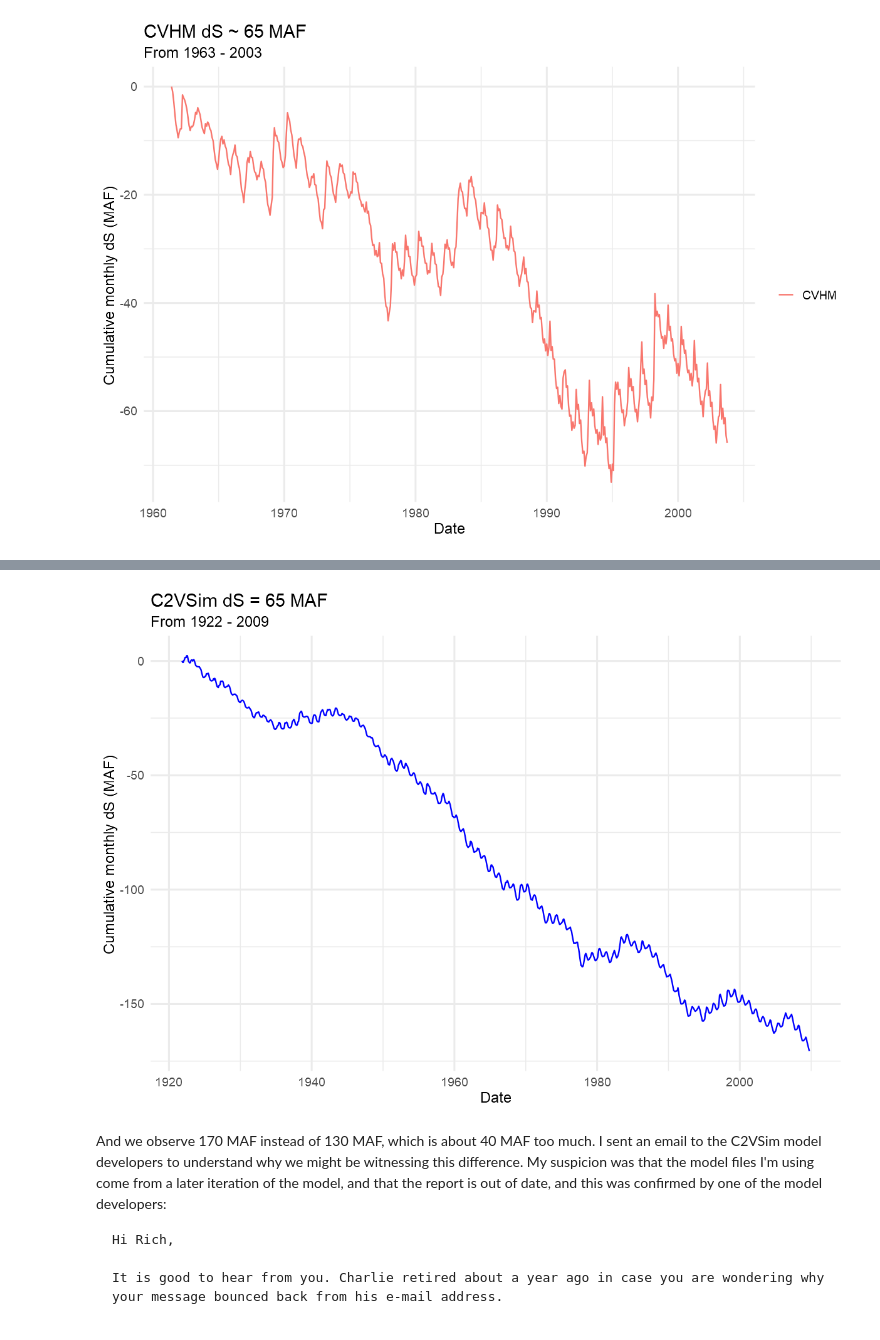
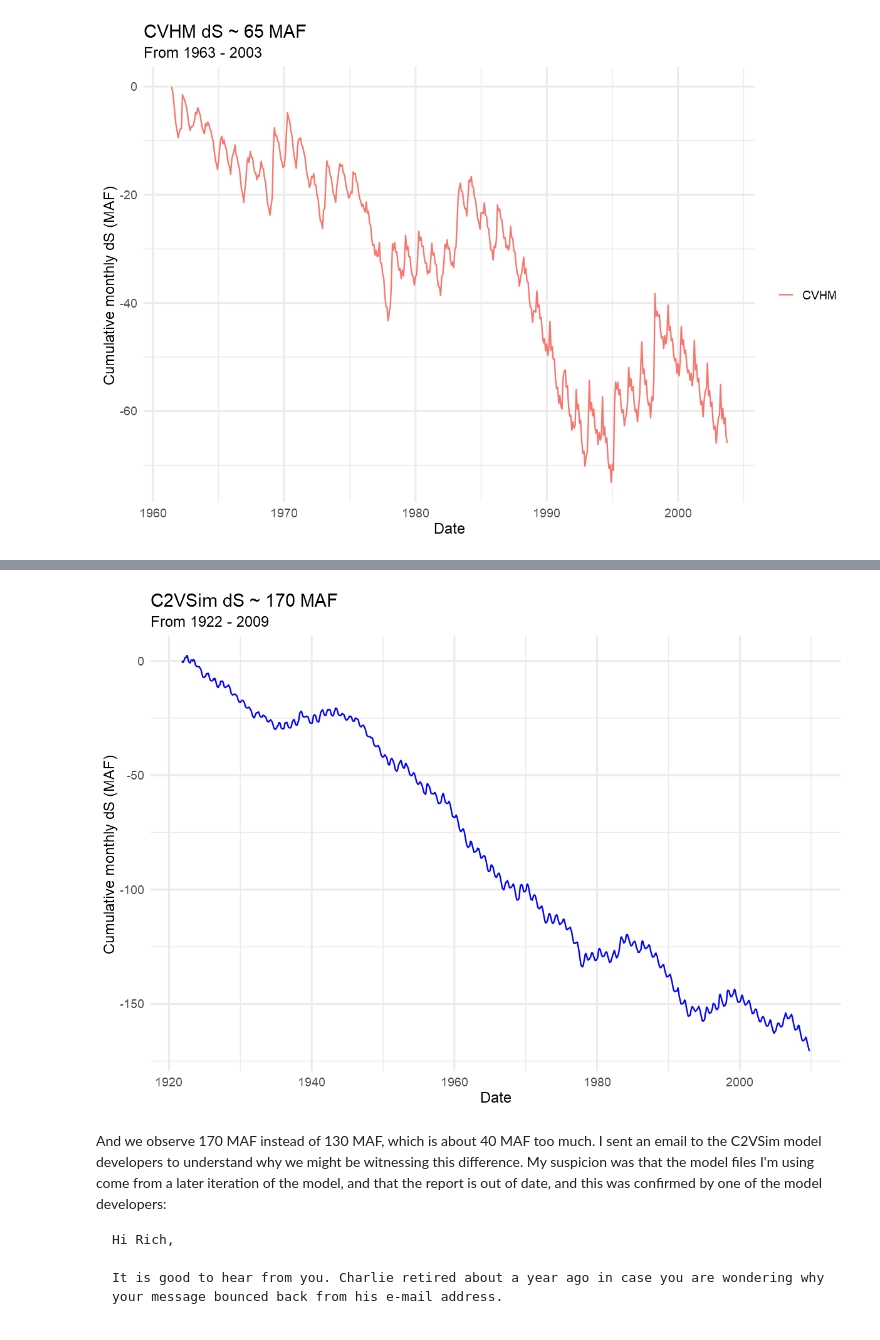
Before and after one commit to richpauloo/pred_gws, a Jupyter notebook: code/03_cvsim_c2vsimFG_cvhm.ipynb, the cells around one changed output, grey strips where cells are left out. Saved outputs shown, nothing was run; the diff lists cells and outputs as text; code cells hidden in the pictures.

```diff
--- a/code/03_cvsim_c2vsimFG_cvhm.ipynb
+++ b/code/03_cvsim_c2vsimFG_cvhm.ipynb
@@ -133,13 +133,13 @@ We repeat, but this time for C2VSim. Here's the dS figure from (Brush et al., 20
 # %%
 # plot
 d2c %>%
     ggplot(aes(dt, s, color = model)) +
     geom_line(color = "blue") +
     theme_minimal(base_size = 14) +
-    labs(title    = "C2VSim dS = 65 MAF", subtitle = "From 1922 - 2009",
+    labs(title    = "C2VSim dS ~ 170 MAF", subtitle = "From 1922 - 2009",
          y = "Cumulative monthly dS (MAF)", x = "Date", color = "")
 # %% [output]
-[figure, old version]
+[figure, new version]
 # %% [markdown]
 And we observe 170 MAF instead of 130 MAF, which is about 40 MAF too much. I sent an email to the C2VSim model developers to understand why we might be witnessing this difference. My suspicion was that the model files I'm using come from a later iteration of the model, and that the report is out of date, and this was confirmed by one of the model developers:
 
```
